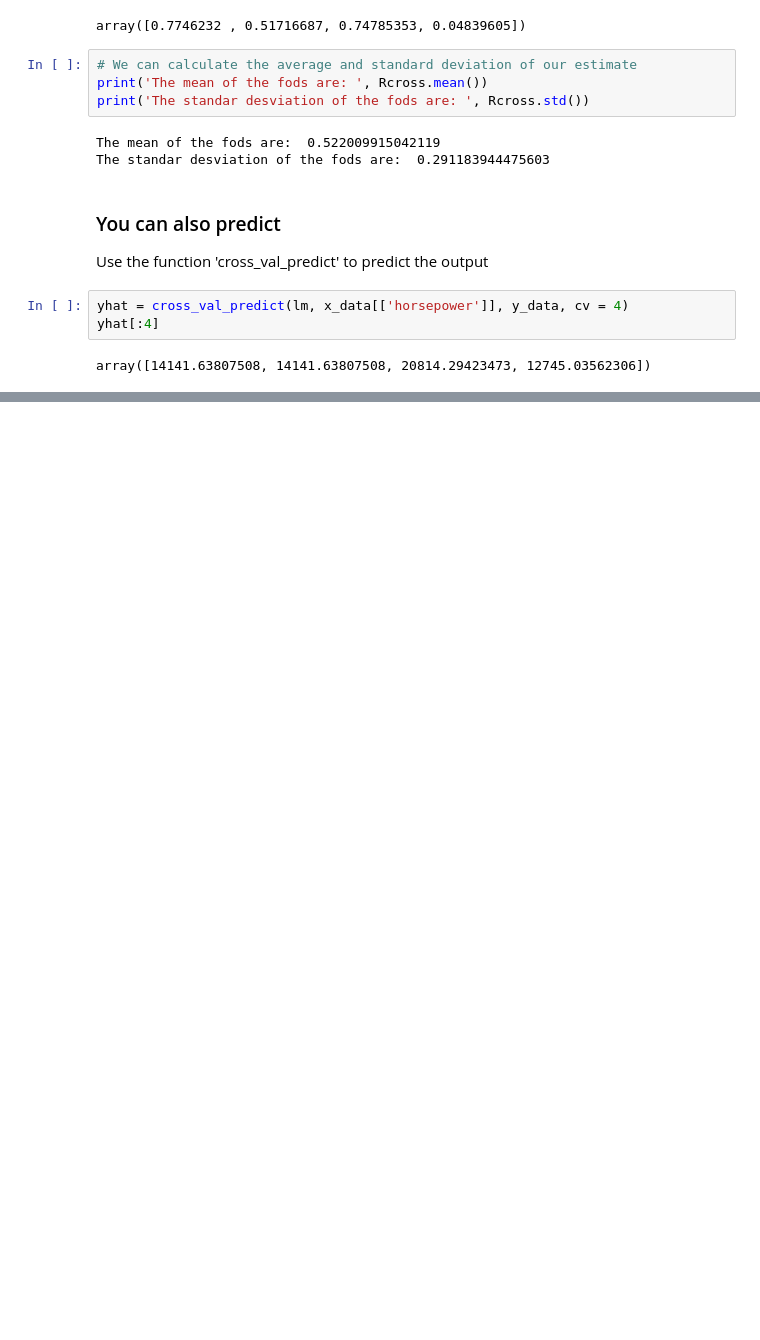
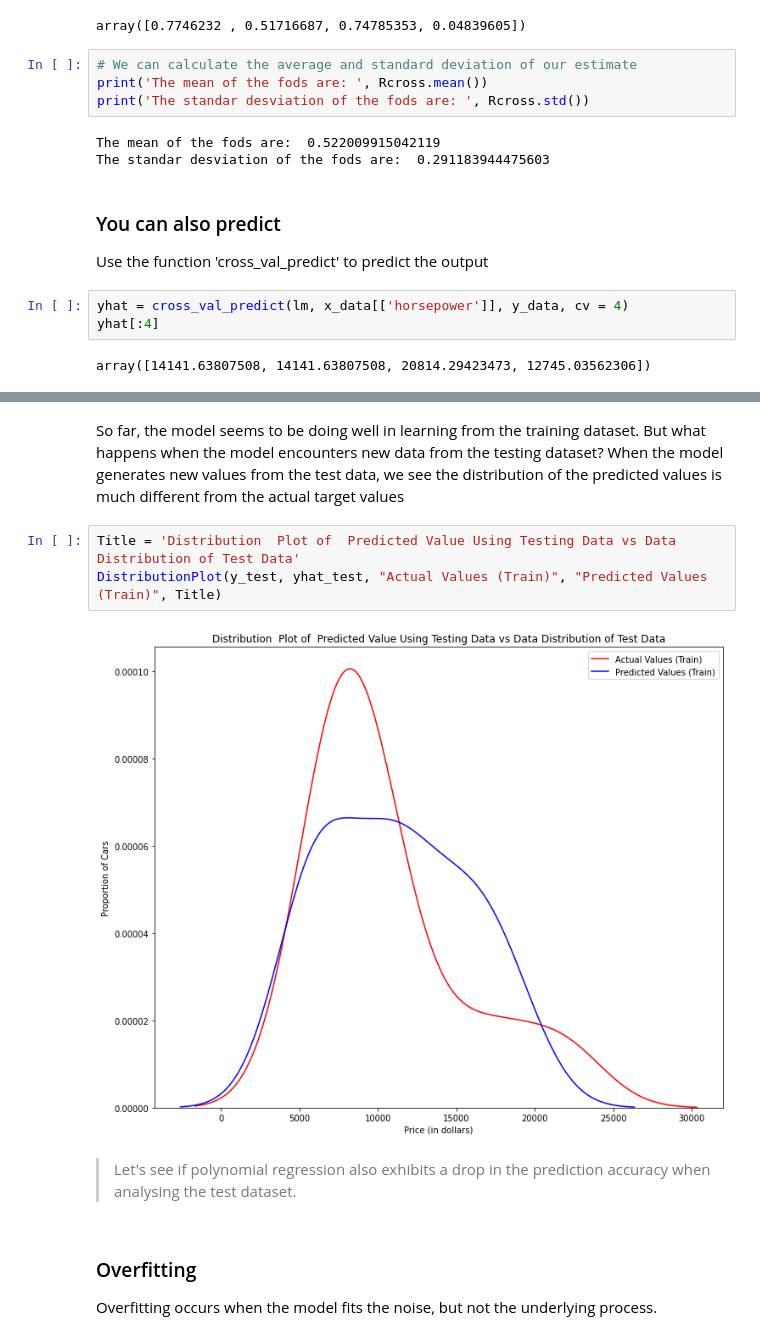
Before and after one commit to FernandoCallasaca/car_price_prediction_python_ml, a Jupyter notebook: 4. Model Evaluation and Refinement.ipynb, the cells around one changed output, grey strips where cells are left out. Saved outputs shown, nothing was run; the diff lists cells and outputs as text; blank space fills up the shorter version.

```diff
--- a/4. Model Evaluation and Refinement.ipynb
+++ b/4. Model Evaluation and Refinement.ipynb
@@ -232,0 +288,13 @@ array([14141.63807508, 14141.63807508, 20814.29423473, 12745.03562306])
+# %% [markdown]
+So far, the model seems to be doing well in learning from the training dataset. But what happens when the model encounters new data from the testing dataset? When the model generates new values from the test data, we see the distribution of the predicted values is much different from the actual target values
+# %%
+Title = 'Distribution  Plot of  Predicted Value Using Testing Data vs Data Distribution of Test Data'
+DistributionPlot(y_test, yhat_test, "Actual Values (Train)", "Predicted Values (Train)", Title)
+# %% [output]
+[figure, added]
+# %% [markdown]
+> Let's see if polynomial regression also exhibits a drop in the prediction accuracy when analysing the test dataset.
+# %% [markdown]
+### Overfitting
+
+Overfitting occurs when the model fits the noise, but not the underlying process.
```
Also changed, not shown: parts of 23 cells of this notebook.
